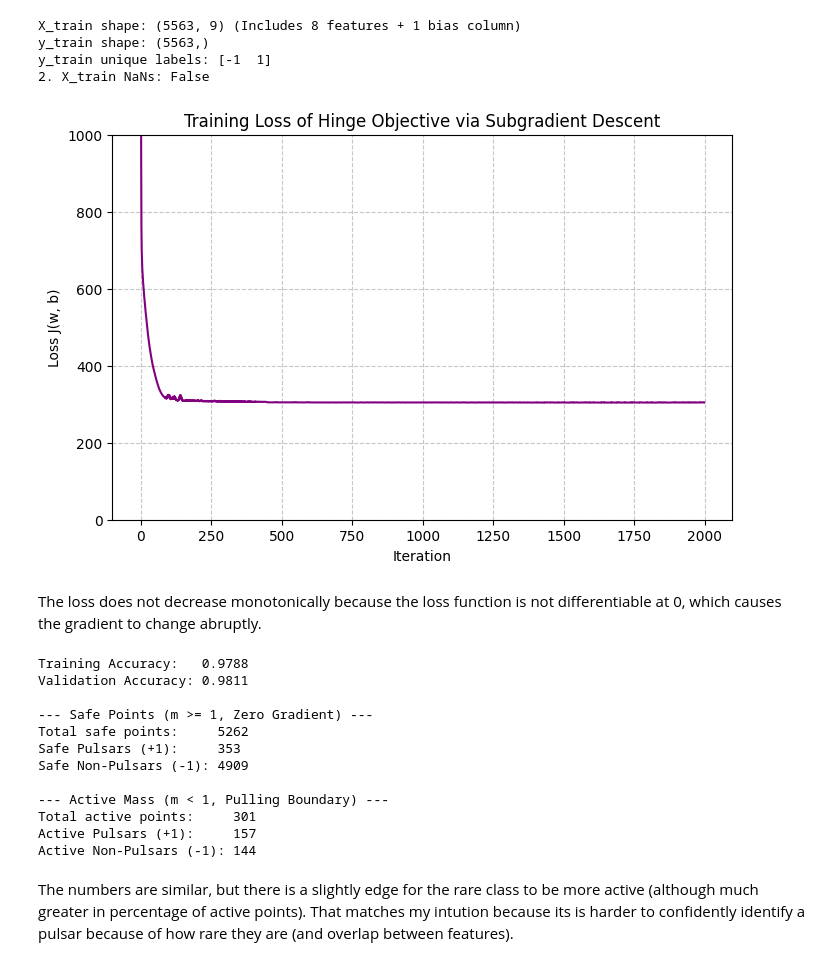
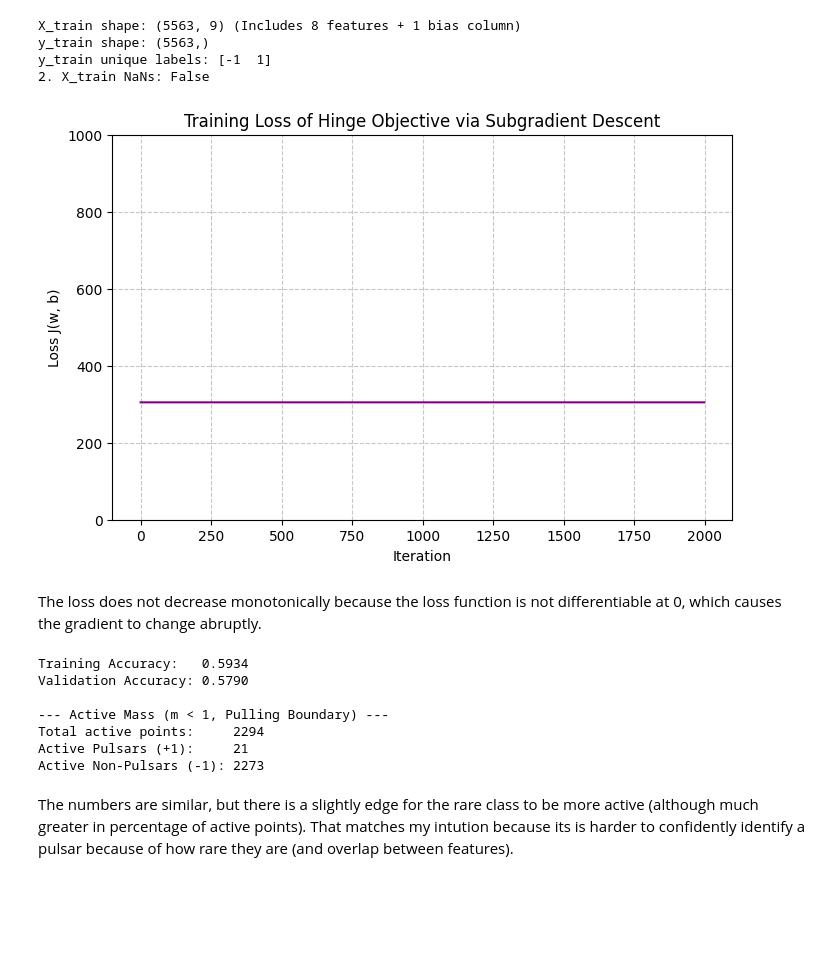
Before and after one commit to Pedro-Langone/EC146, a Jupyter notebook: hw2/hw2_5.ipynb, the cells around one changed output. Saved outputs shown, nothing was run; the diff lists cells and outputs as text; code cells hidden in the pictures; blank space fills up the shorter version.

```diff
--- a/hw2/hw2_5.ipynb
+++ b/hw2/hw2_5.ipynb
@@ -135,36 +135,36 @@ def compute_J_hinge(X, y, w, lambda_reg):
     return hinge_loss + reg_loss
 
 lambda_reg = 1e-3
 eta = 1e-3
 iterations = 2000
 
 
-w = np.zeros(X_train_final.shape[1])
+w_hinge = np.zeros(X_train_final.shape[1])
 loss_history = []
 
 # Training Loop
 for i in range(iterations):
     # Calculate and store current loss
     current_loss = compute_J_hinge(X_train_final, y_train, w, lambda_reg)
     loss_history.append(current_loss)
 
     # Compute gradient
     grad = compute_gradient_hinge(X_train_final, y_train, w, lambda_reg)
 
     # Update weights
-    w = w - eta * grad
+    w_hinge = w_hinge - eta * grad
 
 # Plotting the loss
 plt.figure(figsize=(8, 5))
 plt.plot(range(iterations), loss_history, color='purple', linewidth=1.5)
 plt.title('Training Loss of Hinge Objective via Subgradient Descent')
 plt.ylim(0, 1000)
 plt.xlabel('Iteration')
 plt.ylabel('Loss J(w, b)')
 plt.grid(True, linestyle='--', alpha=0.7)
 plt.show()
 # %% [output]
-[figure, old version]
+[figure, new version]
 # %% [markdown]
 The loss does not decrease monotonically because the loss function is not differentiable at 0, which causes the gradient to change abruptly.
 # %%
@@ -183,39 +183,28 @@ def compute_accuracy(x,y,w):
     return train_acc, val_acc
 
 
-train_acc, val_acc = compute_accuracy(X_train_final, y_train, w)
+train_acc, val_acc = compute_accuracy(X_train_final, y_train, w_hinge)
 print(f"Training Accuracy:   {train_acc:.4f}")
 print(f"Validation Accuracy: {val_acc:.4f}\n")
 
-# 2. Margin Analysis
 # Recalculate margins for the final weights
-margins = y_train * np.dot(X_train_final, w)
+margins = y_train * np.dot(X_train_final, w_hinge)
 
 # Create boolean masks for safe (m >= 1) and active (m < 1) points
 zero_subgradient_mask = margins >= 1
 active_mask = margins < 1
 
-print("--- Safe Points (m >= 1, Zero Gradient) ---")
-print(f"Total safe points:     {np.sum(zero_subgradient_mask)}")
-print(f"Safe Pulsars (+1):     {np.sum(zero_subgradient_mask & (y_train == 1))}")
-print(f"Safe Non-Pulsars (-1): {np.sum(zero_subgradient_mask & (y_train == -1))}\n")
-
 print("--- Active Mass (m < 1, Pulling Boundary) ---")
 print(f"Total active points:     {np.sum(active_mask)}")
 print(f"Active Pulsars (+1):     {np.sum(active_mask & (y_train == 1))}")
 print(f"Active Non-Pulsars (-1): {np.sum(active_mask & (y_train == -1))}")
 # %% [output]
-Training Accuracy:   0.9788
-Validation Accuracy: 0.9811
-
---- Safe Points (m >= 1, Zero Gradient) ---
-Total safe points:     5262
-Safe Pulsars (+1):     353
-Safe Non-Pulsars (-1): 4909
+Training Accuracy:   0.5934
+Validation Accuracy: 0.5790
 
 --- Active Mass (m < 1, Pulling Boundary) ---
-Total active points:     301
-Active Pulsars (+1):     157
-Active Non-Pulsars (-1): 144
+Total active points:     2294
+Active Pulsars (+1):     21
+Active Non-Pulsars (-1): 2273
 # %% [markdown]
 The numbers are similar, but there is a slightly edge for the rare class to be more active (although much greater in percentage of active points). That matches my intution because its is harder to confidently identify a pulsar because of how rare they are (and overlap between features).
```
Also changed, not shown: parts of 7 cells of this notebook.
